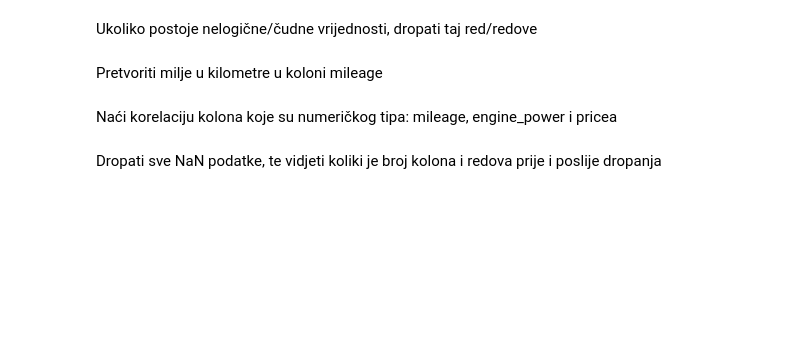
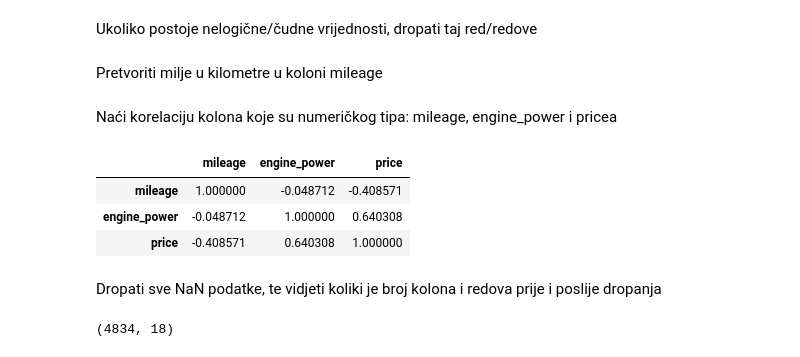
Before and after one commit to adnan-it-academy/data-management, a Jupyter notebook: vjezba 3/vjezba.ipynb, the cells around one changed output. Drawn from its saved outputs; the diff is of its cells as text; code cells hidden in the pictures; blank space fills up the shorter version.

```diff
--- a/vjezba 3/vjezba.ipynb
+++ b/vjezba 3/vjezba.ipynb
@@ -25,8 +164,27 @@ Provjeriti da li postoje čudne vrijednosti u koloni mileage?
 # %% [markdown]
 Ukoliko postoje nelogične/čudne vrijednosti, dropati taj red/redove
+# %%
+df.drop([3765, 2938, 565, 630, 879, 1255, 1832, 2829, 4356], inplace= True)
 # %% [markdown]
 Pretvoriti milje u kilometre u koloni mileage
+# %%
+def miles_to_km(x):
+    return x*1.609
+df['mileage'] = df['mileage'].apply(miles_to_km)
 # %% [markdown]
 Naći korelaciju kolona koje su numeričkog tipa: mileage, engine_power i pricea
+# %%
+df_corr = df[['mileage', 'engine_power', 'price']]
+# %%
+df_corr.corr()
+# %% [output]
+|  | mileage | engine_power | price |
+| mileage | 1.000000 | -0.048712 | -0.408571 |
+| engine_power | -0.048712 | 1.000000 | 0.640308 |
+| price | -0.408571 | 0.640308 | 1.000000 |
 # %% [markdown]
 Dropati sve NaN podatke, te vidjeti koliki je broj kolona i redova prije i poslije dropanja
+# %%
+df.shape
+# %% [output]
+(4834, 18)
```
Also changed, not shown: parts of 16 cells of this notebook, 2 other files.
